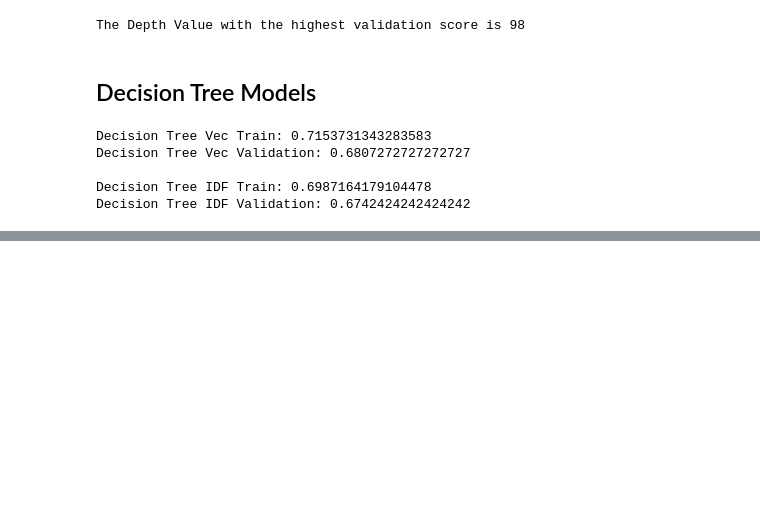
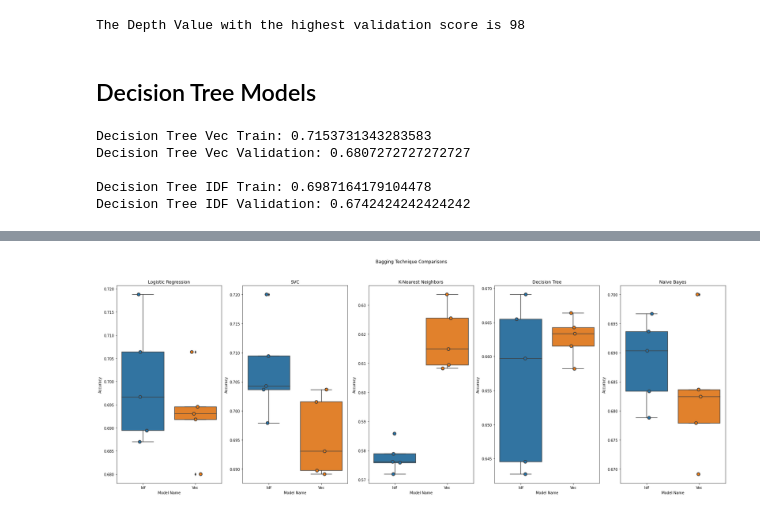
Before and after one commit to JordanFortney/sentimentNaturalLanguageProcessing, a Jupyter notebook: sentimentNLP.ipynb, the cells around one changed output, grey strips where cells are left out. Drawn from its saved outputs; the diff is of its cells as text; code cells hidden in the pictures; blank space fills up the shorter version.

```diff
--- a/sentimentNLP.ipynb
+++ b/sentimentNLP.ipynb
@@ -1124,0 +1109,57 @@ Decision Tree IDF Validation: 0.6742424242424242
+# %%
+svcDF = cvIdfDF[cvIdfDF['Model Name'] == 'SVC']
+svcDF.loc[svcDF['Model Name'] == 'SVC', 'Model Name'] = 'Idf'
+svcDF = pd.concat([svcDF, cvVecDF[cvVecDF['Model Name'] == 'SVC']])
+svcDF.loc[svcDF['Model Name'] == 'SVC', 'Model Name'] = 'Vec'
+# %%
+knnDF = cvIdfDF[cvIdfDF['Model Name'] == 'KNeighborsClassifier']
+knnDF.loc[knnDF['Model Name'] == 'KNeighborsClassifier', 'Model Name'] = 'Idf'
+knnDF = pd.concat([knnDF, cvVecDF[cvVecDF['Model Name'] == 'KNeighborsClassifier']])
+knnDF.loc[knnDF['Model Name'] == 'KNeighborsClassifier', 'Model Name'] = 'Vec'
+# %%
+dtDF = cvIdfDF[cvIdfDF['Model Name'] == 'DecisionTreeClassifier']
+dtDF.loc[dtDF['Model Name'] == 'DecisionTreeClassifier', 'Model Name'] = 'Idf'
+dtDF = pd.concat([dtDF, cvVecDF[cvVecDF['Model Name'] == 'DecisionTreeClassifier']])
+dtDF.loc[dtDF['Model Name'] == 'DecisionTreeClassifier', 'Model Name'] = 'Vec'
+# %%
+nbDF = cvIdfDF[cvIdfDF['Model Name'] == 'MultinomialNB']
+nbDF.loc[nbDF['Model Name'] == 'MultinomialNB', 'Model Name'] = 'Idf'
+nbDF = pd.concat([nbDF, cvVecDF[cvVecDF['Model Name'] == 'MultinomialNB']])
+nbDF.loc[nbDF['Model Name'] == 'MultinomialNB', 'Model Name'] = 'Vec'
+# %%
+plt.figure(figsize = (30,10))
+plt.suptitle('Bagging Technique Comparisons')
+
+plt.subplot(1,5,1)
+plt.title('Logistic Regression')
+sns.boxplot(x='Model Name', y='Accuracy', data = logDF)
+sns.stripplot(x='Model Name', y='Accuracy', data = logDF,
+              size=8, jitter=True, edgecolor="gray", linewidth=2)
+
+plt.subplot(1,5,2)
+plt.title('SVC')
+sns.boxplot(x='Model Name', y='Accuracy', data = svcDF)
+sns.stripplot(x='Model Name', y='Accuracy', data = svcDF,
+              size=8, jitter=True, edgecolor="gray", linewidth=2)
+
+plt.subplot(1,5,3)
+plt.title('K-Nearest Neighbors')
+sns.boxplot(x='Model Name', y='Accuracy', data = knnDF)
+sns.stripplot(x='Model Name', y='Accuracy', data = knnDF,
+              size=8, jitter=True, edgecolor="gray", linewidth=2)
+
+plt.subplot(1,5,4)
+plt.title('Decision Tree')
+sns.boxplot(x='Model Name', y='Accuracy', data = dtDF)
+sns.stripplot(x='Model Name', y='Accuracy', data = dtDF,
+              size=8, jitter=True, edgecolor="gray", linewidth=2)
+
+plt.subplot(1,5,5)
+plt.title('Naive Bayes')
+sns.boxplot(x='Model Name', y='Accuracy', data = nbDF)
+sns.stripplot(x='Model Name', y='Accuracy', data = nbDF,
+              size=8, jitter=True, edgecolor="gray", linewidth=2)
+
+plt.show()
+# %% [output]
+[figure, added]
```
Also changed, not shown: parts of 21 cells of this notebook, 4 other files.
